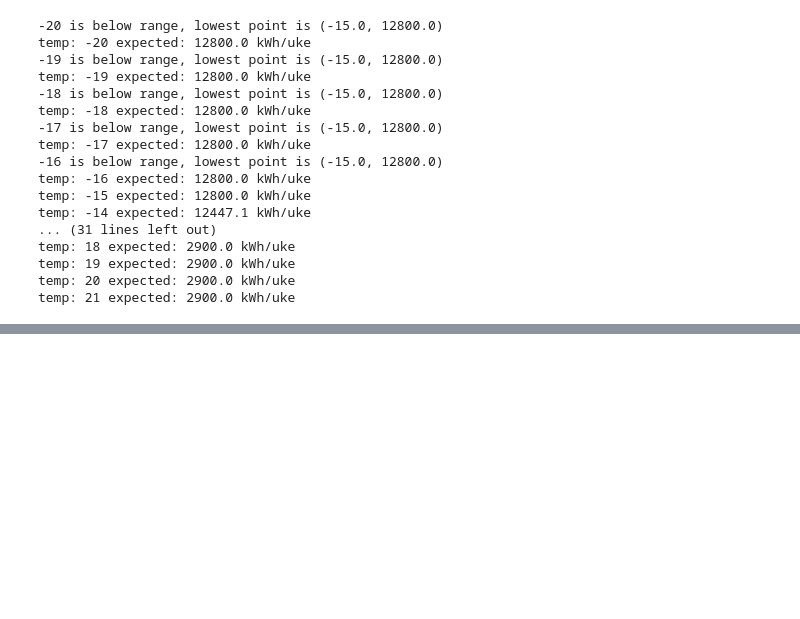
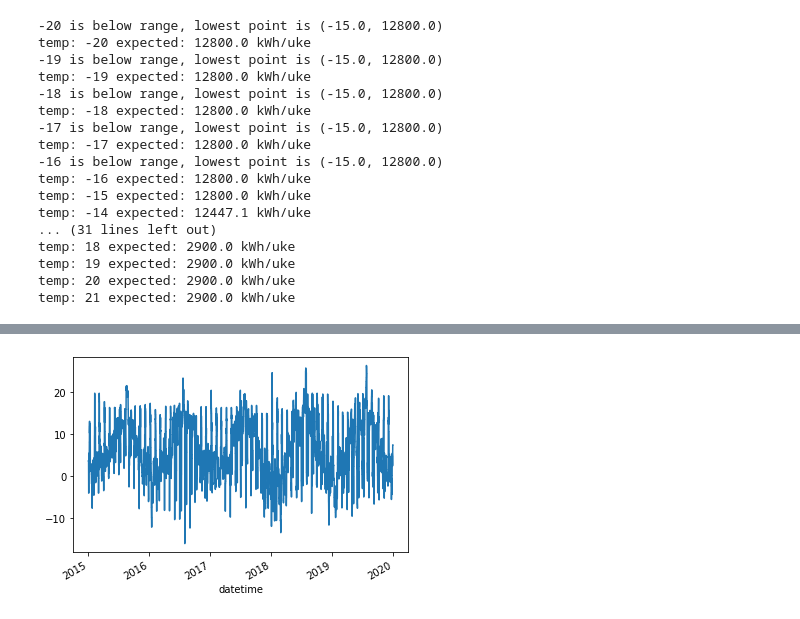
Before and after one commit to dagokl/trdk02_energy_consumption, a Jupyter notebook: notebooks/et.ipynb, the cells around one changed output, grey strips where cells are left out. Cells and saved outputs as stored; diff of their text form; code cells hidden in the pictures; blank space fills up the shorter version.

Commit message:
use et-curve to predict and compare to real data

```diff
--- a/notebooks/et.ipynb
+++ b/notebooks/et.ipynb
@@ -97,3 +97,9 @@ temp: 18 expected: 2900.0 kWh/uke
 temp: 19 expected: 2900.0 kWh/uke
 temp: 20 expected: 2900.0 kWh/uke
 temp: 21 expected: 2900.0 kWh/uke
+# %%
+energy_consumption_and_temp_df = pd.read_excel('data/EsaveExport_Trondheim Kommune_Trondheim_10121314.xls', parse_dates=['Unnamed: 0'], decimal=',', sheet_name='Export_4')
+energy_consumption_and_temp_df.rename(columns={'Unnamed: 0': 'datetime'}, inplace=True)
+energy_consumption_and_temp_df.set_index('datetime', inplace=True)
+# %%
+temp_voll = energy_consumption_and_temp_df['Eklima_68860_TAM']
@@ -99,0 +122,5 @@ temp: 21 expected: 2900.0 kWh/uke
+# %%
+temp_voll.plot()
+plt.show()
+# %% [output]
+[figure, added]
```
Also changed, not shown: parts of 8 cells of this notebook.
